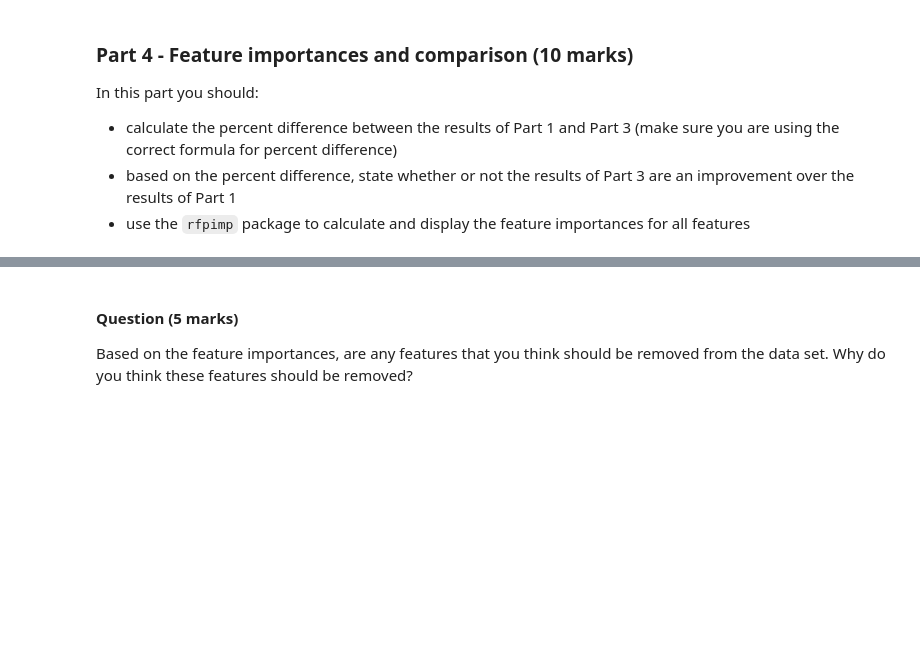
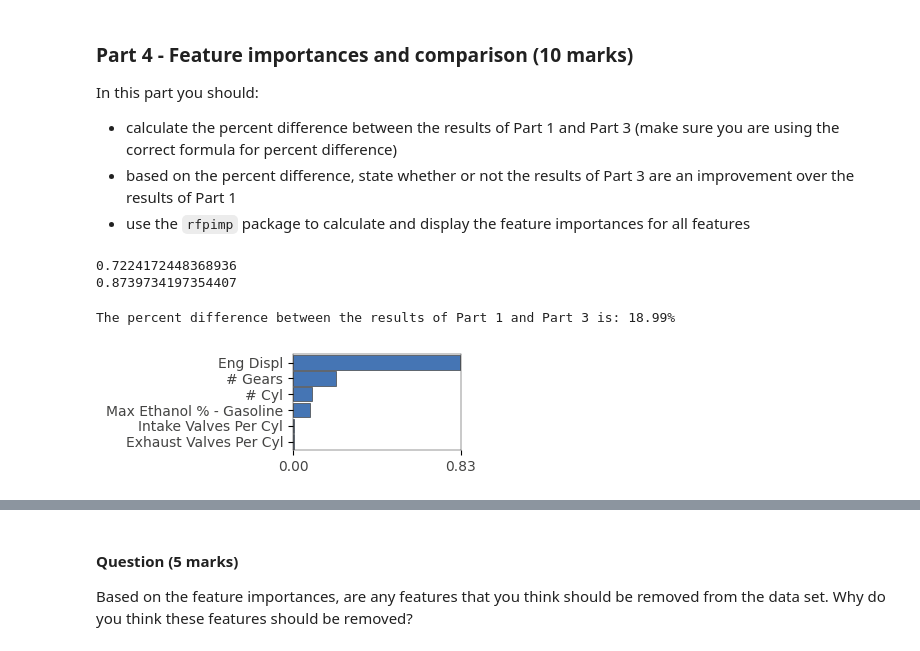
Before and after one commit to joncalle/ML1, a Jupyter notebook: Graded_Lab_2.ipynb, the cells around one changed output, grey strips where cells are left out. Cells and saved outputs as stored; diff of their text form; code cells hidden in the pictures; blank space fills up the shorter version.

```diff
--- a/Graded_Lab_2.ipynb
+++ b/Graded_Lab_2.ipynb
@@ -52,0 +59,4 @@ Explain the purpose of creating a baseline model.
+# %%
+veh_18 = pd.read_csv("https://raw.githubusercontent.com/joncalle/ML1/main/veh18.csv")
+print(veh_18.shape) # print rows, columns
+veh_18.head(2)      # dump first 2 rows
@@ -52,0 +68,7 @@ Explain the purpose of creating a baseline model.
+# %%
+#isolate all numeric features from original data set
+features = ['Eng Displ', '# Cyl', 'Comb Unadj FE - Conventional Fuel', '# Gears',
+       'Max Ethanol % - Gasoline', 'Intake Valves Per Cyl',
+       'Exhaust Valves Per Cyl']
+
+df_veh = veh_18[features]
@@ -52,0 +92,14 @@ Explain the purpose of creating a baseline model.
+# %%
+X, y = df_veh.drop('Comb Unadj FE - Conventional Fuel', axis = 1), df_veh['Comb Unadj FE - Conventional Fuel']
+oob_scores = []
+predictions_1 =[]
+for i in range(10):
+    rf_part1 = RandomForestRegressor(n_estimators=100, n_jobs=-1, oob_score=True, random_state=42)
+    X_train, X_test, y_train, y_test = train_test_split(X, y, test_size=0.2, random_state=42)
+    rf_part1.fit(X_train, y_train)
+    oob_scores.append(rf_part1.oob_score_)
+
+
+avg_oob_scores_1 = sum(oob_scores) / len(oob_scores)
+
+print(f"Average OOB score over 10 runs for model 1: {avg_oob_scores_1:.4f}")
@@ -59,3 +119,8 @@ In this part you should:
  - create **one new feature** by combining 2 or more of the existing features
 
 #### Code (25 marks)
+# %%
+features = ['Fuel Metering Sys Desc','Air Aspiration Method Desc','Trans Desc','Cyl Deact?','Var Valve Lift?']
+df2 = veh_18[features]
+for col in df2:
+  print(df2[col].unique())
@@ -77,3 +220,25 @@ In this part you should:
  - calculate the percent difference between the results of Part 1 and Part 3 (make sure you are using the correct formula for percent difference)
  - based on the percent difference, state whether or not the results of Part 3 are an improvement over the results of Part 1
  - use the `rfpimp` package to calculate and display the feature importances for all features
+# %%
+print(avg_oob_scores_1)
+print(avg_oob_scores_2)
+# %% [output]
+0.7224172448368936
+0.8739734197354407
+# %%
+percent_difference = abs(avg_oob_scores_1 - avg_oob_scores_2) / ((avg_oob_scores_1 + avg_oob_scores_2) / 2) * 100
+print(f"The percent difference between the results of Part 1 and Part 3 is: {percent_difference:.2f}%")
+# %% [output]
+The percent difference between the results of Part 1 and Part 3 is: 18.99%
+# %%
+# Display feature importances for Part 1
+def showimp(rf, X, y):
+    features = list(X.columns)
+
+    I = importances(rf, X, y, features=features)
+    plot_importances(I, color='#4575b4')
+
+showimp(rf_part1, X, y)
+# %% [output]
+[figure, added]
```
Also changed, not shown: parts of 16 cells of this notebook.
